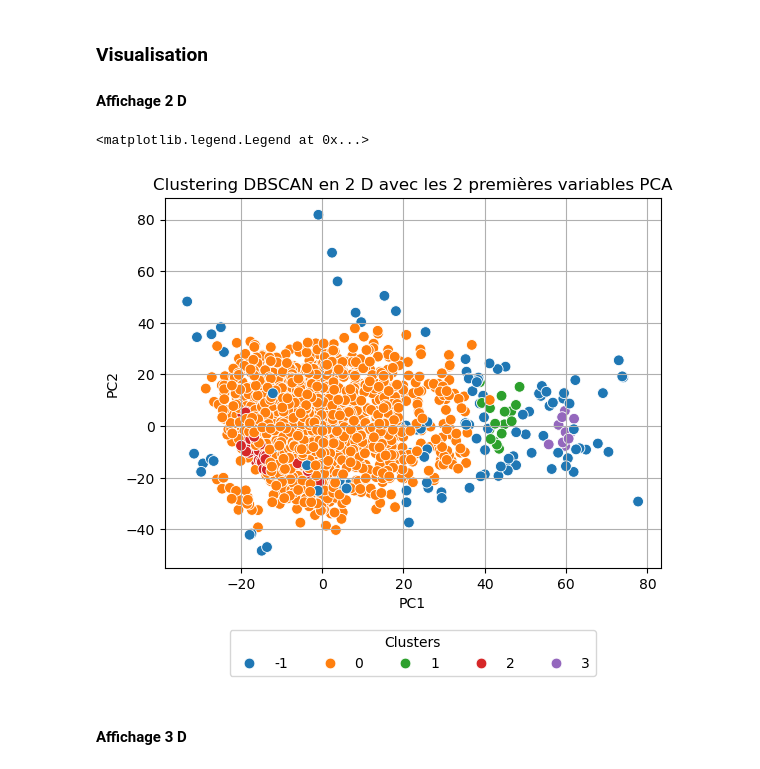
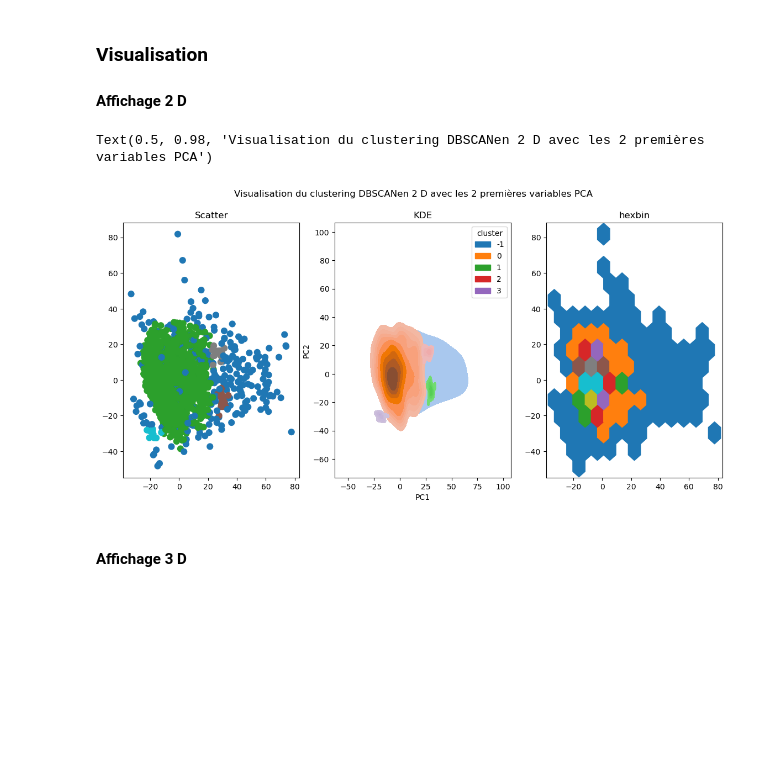
Before and after one commit to bruno-coulet/customer-personality-analysis, a Jupyter notebook: dbscan.ipynb, the cells around one changed output. Saved outputs shown, nothing was run; the diff lists cells and outputs as text; code cells hidden in the pictures; blank space fills up the shorter version.

```diff
--- a/dbscan.ipynb
+++ b/dbscan.ipynb
@@ -105,26 +125,28 @@ Name: count, dtype: int64
 # %% [markdown]
 ### Visualisation
 #### Affichage 2 D
-# %%
-sns.scatterplot(
-    data=X,
-    x='PC1', y='PC2',
-    hue='cluster',
-    palette='tab10',
-    s=60
-)
-plt.title("Clustering DBSCAN en 2 D avec les 2 premières variables PCA")
-plt.grid(True)
-plt.legend(
-    title="Clusters",
-    bbox_to_anchor=(0.5,-0.15),
-    loc='upper center',
-    ncol=5,
-    frameon=True
-)
-# %% [output]
-<matplotlib.legend.Legend at 0x...>
-[figure, removed]
+# %%
+fig, axs = plt.subplots(1, 3, figsize=(14, 6))
+
+axs[0].scatter(X['PC1'], X['PC2'], c=X['cluster'], cmap='tab10', s=60)
+axs[0].set_title("Scatter")
+# axs[1].kdeplot(X['PC1'], X['PC2'], c=X['cluster'], cmap='tab10', s=60)
+sns.kdeplot(
+    data=X,
+    x='PC1', y='PC2',
+    hue='cluster',
+    fill=True,
+    palette='tab10',
+    ax=axs[1]
+)
+axs[1].set_title("KDE")
+axs[2].hexbin(X['PC1'], X['PC2'], gridsize=13, cmap='tab10', mincnt=1)
+axs[2].set_title("hexbin")
+
+plt.suptitle("Visualisation du clustering DBSCANen 2 D avec les 2 premières variables PCA")
+# %% [output]
+Text(0.5, 0.98, 'Visualisation du clustering DBSCANen 2 D avec les 2 premières variables PCA')
+[figure, added]
 # %% [markdown]
 #### Affichage 3 D
 # %%
```
Also changed, not shown: parts of 15 cells of this notebook.
